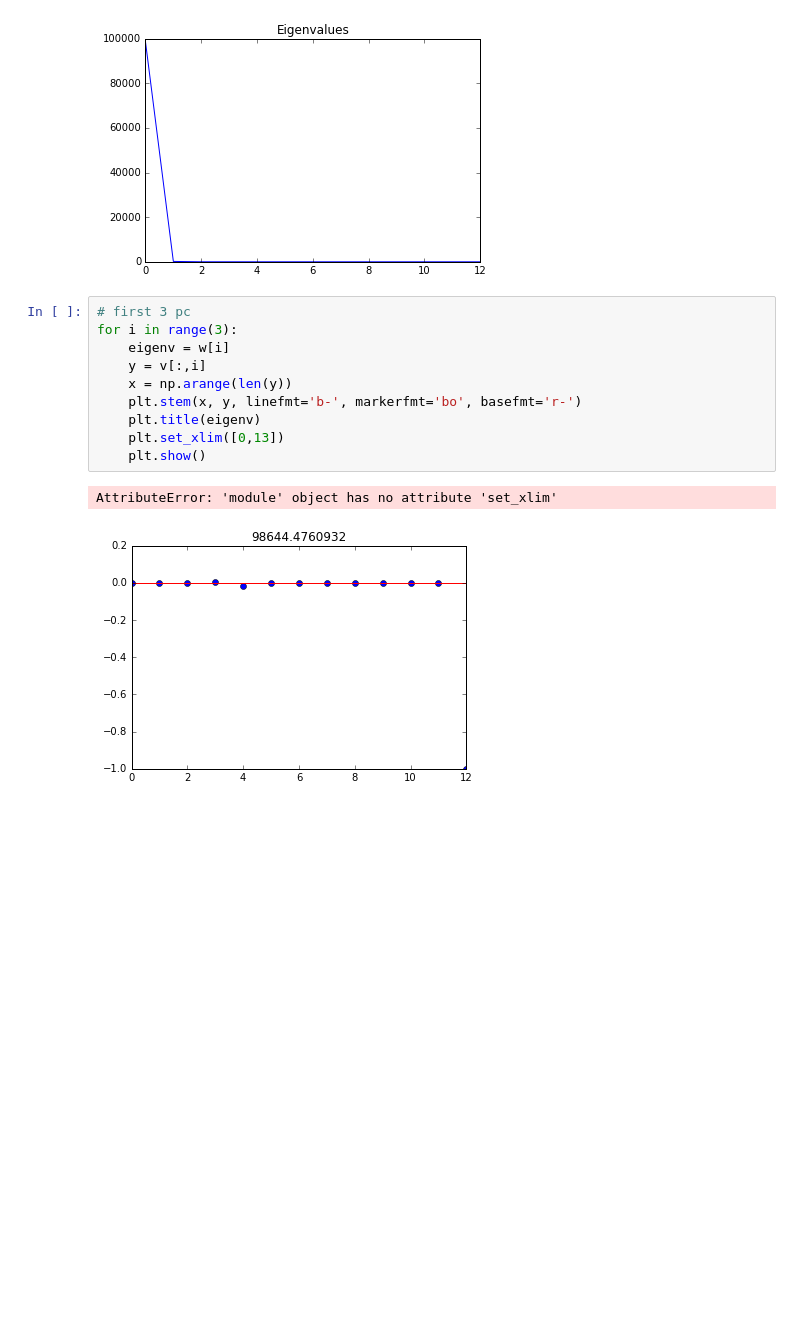
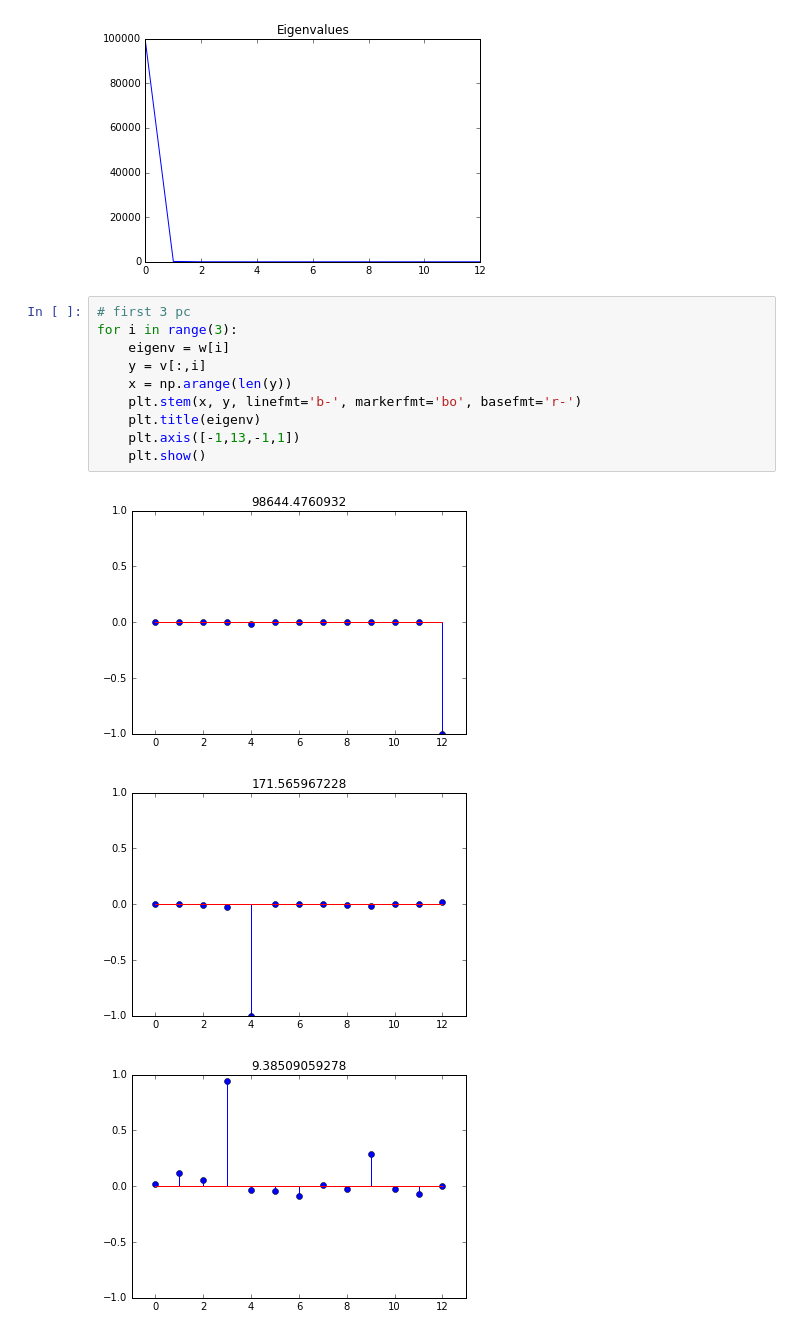
Before and after one commit to js345/applied-machine-learning, a Jupyter notebook: hw4/p2.ipynb, the cells around one changed output. Cells and saved outputs as stored; diff of their text form; blank space fills up the shorter version.

```diff
--- a/hw4/p2.ipynb
+++ b/hw4/p2.ipynb
@@ -24,16 +24,17 @@ plt.show()
 # %%
 # first 3 pc
 for i in range(3):
     eigenv = w[i]
     y = v[:,i]
     x = np.arange(len(y))
     plt.stem(x, y, linefmt='b-', markerfmt='bo', basefmt='r-')
     plt.title(eigenv)
-    plt.set_xlim([0,13])
+    plt.axis([-1,13,-1,1])
     plt.show()
 # %% [output]
-AttributeError: 'module' object has no attribute 'set_xlim'
-[figure, old version]
+[figure, new version]
+[figure, added]
+[figure, added]
 # %%
 x = df[:,1:]
 pca = PCA(n_components=2)
```
Also changed, not shown: parts of 1 cell of this notebook, 2 other files.
